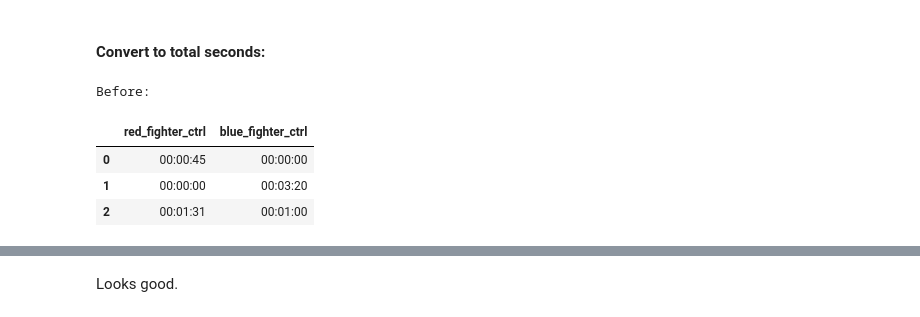
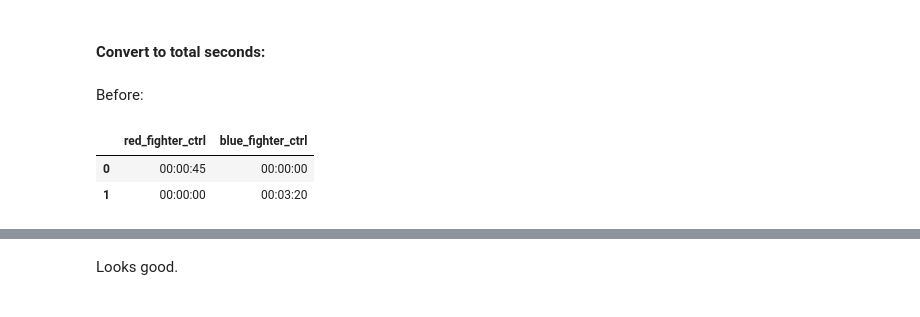
Before and after one commit to komaksym/UFC-DataLab, a Jupyter notebook: data/src/clean_data.ipynb, the cells around one changed output, grey strips where cells are left out. Saved outputs shown, nothing was run; the diff lists cells and outputs as text; code cells hidden in the pictures.

```diff
--- a/data/src/clean_data.ipynb
+++ b/data/src/clean_data.ipynb
@@ -579,5 +577,13 @@ After:
 # %% [markdown]
 #### Convert to total seconds:
+# %% [markdown]
+Before:
 # %%
-before = stats.loc[:2, time_cols].copy()
+# Rows to compare before/after on
+comp_rows = [i for i in range(0, 2)]
+stats.loc[comp_rows, time_cols]
+# %% [output]
+|  | red_fighter_ctrl | blue_fighter_ctrl |
+| 0 | 00:00:45 | 00:00:00 |
+| 1 | 00:00:00 | 00:03:20 |
 # %%
@@ -584,12 +591,3 @@ before = stats.loc[:2, time_cols].copy()
 stats[time_cols] = stats[time_cols].apply(
     lambda col: pd.to_timedelta(col).dt.total_seconds()
 )
-# %%
-print("Before:")
-before
-# %% [output]
-Before:
-|  | red_fighter_ctrl | blue_fighter_ctrl |
-| 0 | 00:00:45 | 00:00:00 |
-| 1 | 00:00:00 | 00:03:20 |
-| 2 | 00:01:31 | 00:01:00 |
```
Also changed, not shown: parts of 24 cells of this notebook.
